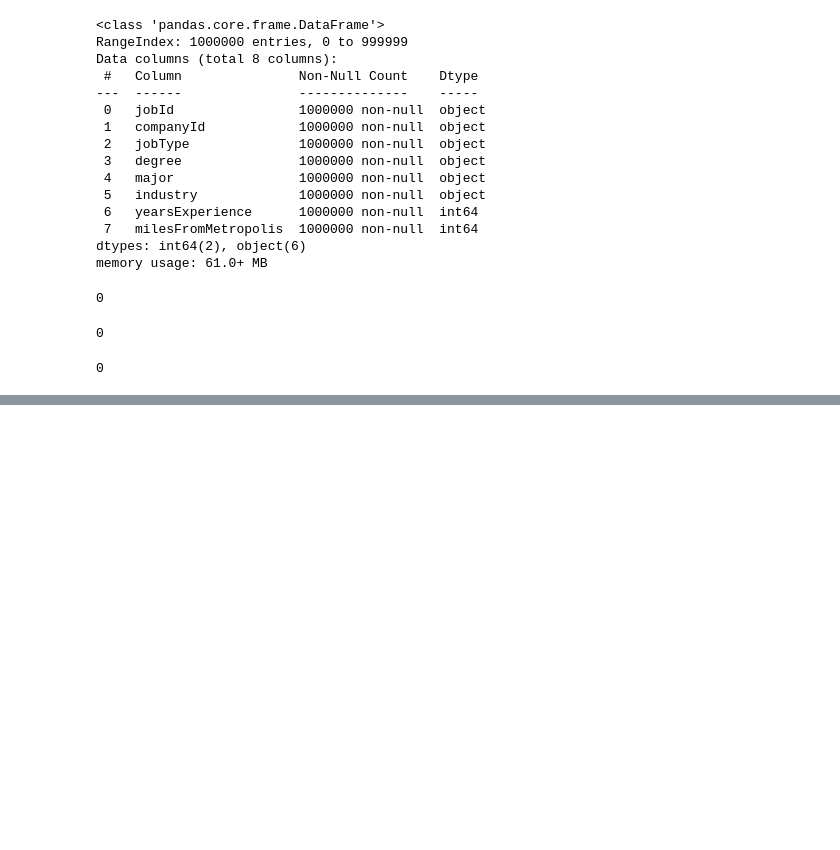
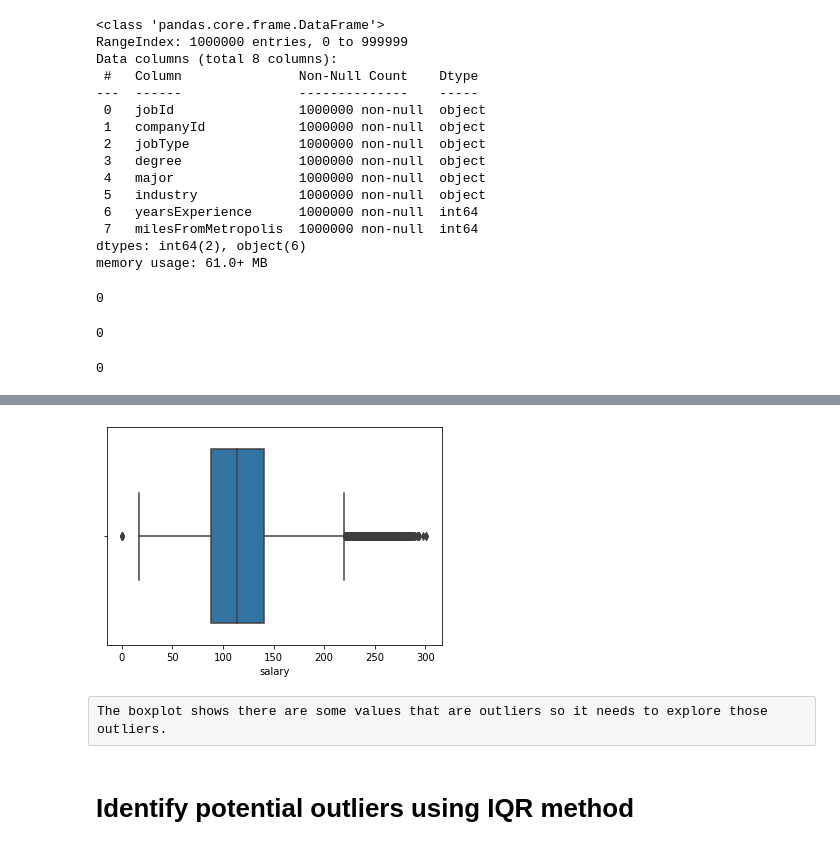
Before and after one commit to deepasyriac/Salary_Prediction_Portfolio_Project, a Jupyter notebook: Salary_Prediction_Portfolio_Project.ipynb, the cells around one changed output, grey strips where cells are left out. Saved outputs shown, nothing was run; the diff lists cells and outputs as text; code cells hidden in the pictures; blank space fills up the shorter version.

```diff
--- a/Salary_Prediction_Portfolio_Project.ipynb
+++ b/Salary_Prediction_Portfolio_Project.ipynb
@@ -126,0 +195,9 @@ train_df.head()
+# %%
+sns.boxplot(train_df.salary)
+plt.show()
+# %% [output]
+[figure, added]
+# %% [raw]
+The boxplot shows there are some values that are outliers so it needs to explore those outliers.
+# %% [markdown]
+# Identify potential outliers using IQR method
```
Also changed, not shown: parts of 57 cells of this notebook.
